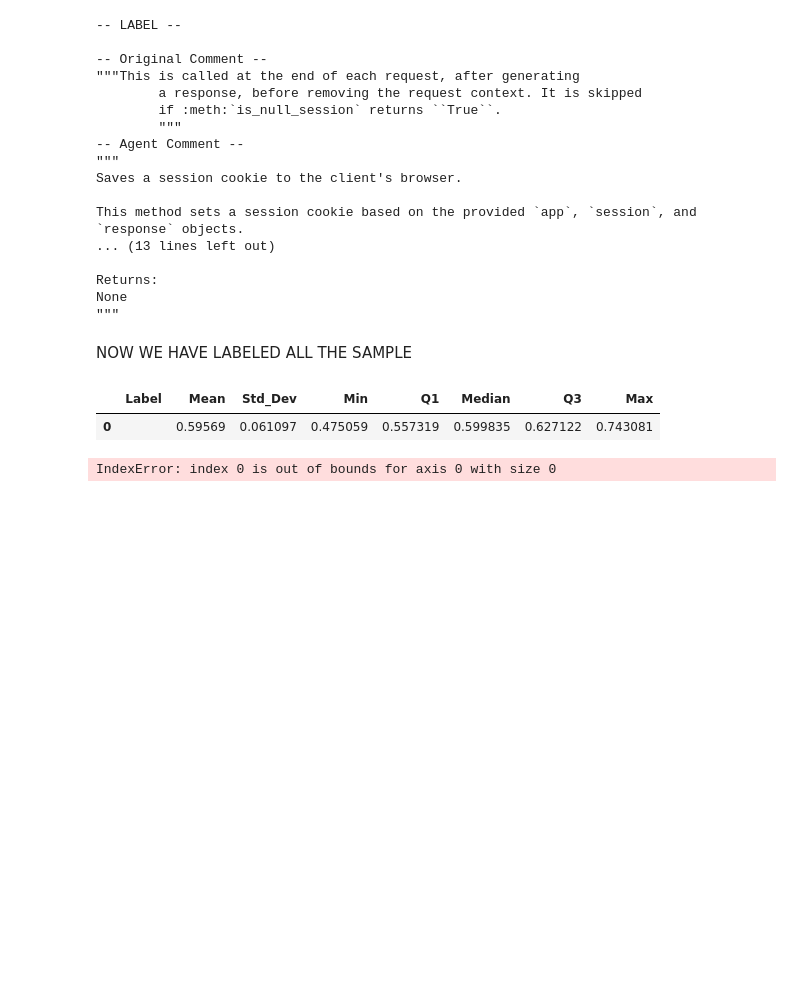
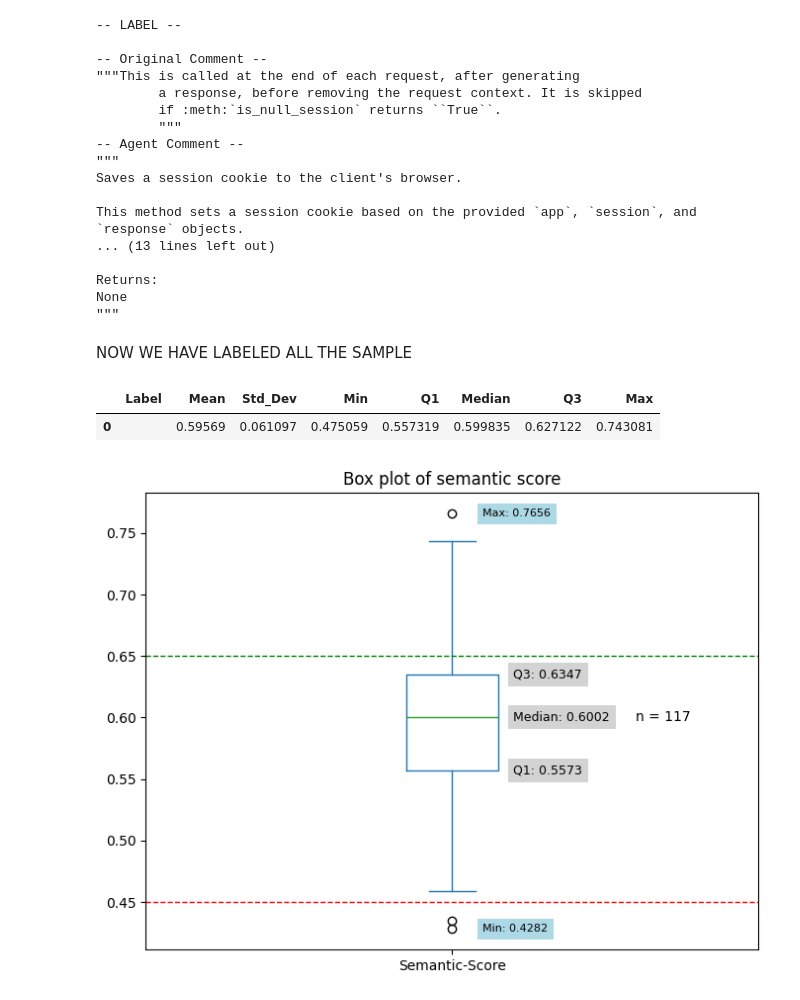
Before and after one commit to BrandtBoys/DocTide, a Jupyter notebook: labs/sem.ipynb, the cells around one changed output. Saved outputs shown, nothing was run; the diff lists cells and outputs as text; code cells hidden in the pictures; blank space fills up the shorter version.

Commit message:
Add thresholds to boxplot

```diff
--- a/labs/sem.ipynb
+++ b/labs/sem.ipynb
@@ -191,18 +191,49 @@ summary
 |  | Label | Mean | Std_Dev | Min | Q1 | Median | Q3 | Max |
 | 0 |  | 0.59569 | 0.061097 | 0.475059 | 0.557319 | 0.599835 | 0.627122 | 0.743081 |
 # %%
-# Get Q3 of L and Q1 of M
-l_q3 = summary.loc[summary['Label'] == 'L', 'Q3'].values[0]
-m_q1 = summary.loc[summary['Label'] == 'M', 'Q1'].values[0]
-threshold_L_M = (l_q3 + m_q1) / 2
+## Get Q3 of L and Q1 of M
+# l_q3 = summary.loc[summary['Label'] == 'L', 'Q3'].values[0]
+# m_q1 = summary.loc[summary['Label'] == 'M', 'Q1'].values[0]
+# threshold_L_M = (l_q3 + m_q1) / 2
 
-# Get Q3 of M and Q1 of H
-m_q3 = summary.loc[summary['Label'] == 'M', 'Q3'].values[0]
-h_q1 = summary.loc[summary['Label'] == 'H', 'Q1'].values[0]
-threshold_M_H = (m_q3 + h_q1) / 2
+# # Get Q3 of M and Q1 of H
+# m_q3 = summary.loc[summary['Label'] == 'M', 'Q3'].values[0]
+# h_q1 = summary.loc[summary['Label'] == 'H', 'Q1'].values[0]
+# threshold_M_H = (m_q3 + h_q1) / 2
 
-# Show results
-print("Threshold between L and M:", round(threshold_L_M, 3))
-print("Threshold between M and H:", round(threshold_M_H, 3))
+## Show results
+# low_medium = round(threshold_L_M, 3)
+# medium_high = round(threshold_M_H, 3)
+
+low_medium = 0.45
+medium_high = 0.65
-# %% [output]
-IndexError: index 0 is out of bounds for axis 0 with size 0
+# %%
+#Create boxplot
+stats = df["Semantic-Score"].describe()
+q1 = stats['25%']
+median = stats['50%']
+q3 = stats['75%']
+min_val = stats['min']
+max_val = stats['max']
+count = df["Semantic-Score"].count()
+
+plt.figure(figsize=(8, 6))
+df["Semantic-Score"].plot.box()
+plt.title("Box plot of semantic score")
+plt.text(1.3, df['Semantic-Score'].median(), f'n = {count}', ha='left', va='center')
+# Add annotations for Q1, Median, Q3
+plt.text(1.1, q1, f'Q1: {q1:.4f}', va='center', ha='left', fontsize=9, bbox=dict(facecolor='lightgray', edgecolor='none'))
+plt.text(1.1, median, f'Median: {median:.4f}', va='center', ha='left', fontsize=9, bbox=dict(facecolor='lightgray', edgecolor='none'))
+plt.text(1.1, q3, f'Q3: {q3:.4f}', va='center', ha='left', fontsize=9, bbox=dict(facecolor='lightgray', edgecolor='none'))
+
+# Add min/max as well if you like
+plt.text(1.05, min_val, f'Min: {min_val:.4f}', va='center', ha='left', fontsize=8, bbox=dict(facecolor='lightblue', edgecolor='none'))
+plt.text(1.05, max_val, f'Max: {max_val:.4f}', va='center', ha='left', fontsize=8, bbox=dict(facecolor='lightblue', edgecolor='none'))
+
+plt.axhline(y=low_medium, color='red', linestyle='--', linewidth=1, label='Low-Medium Threshold')
+plt.axhline(y=medium_high, color='green', linestyle='--', linewidth=1, label='Medium-High Threshold')
+
+plt.show()
+# plt.savefig("semantic_score_box_plot.png")
+# %% [output]
+[figure, added]
```
